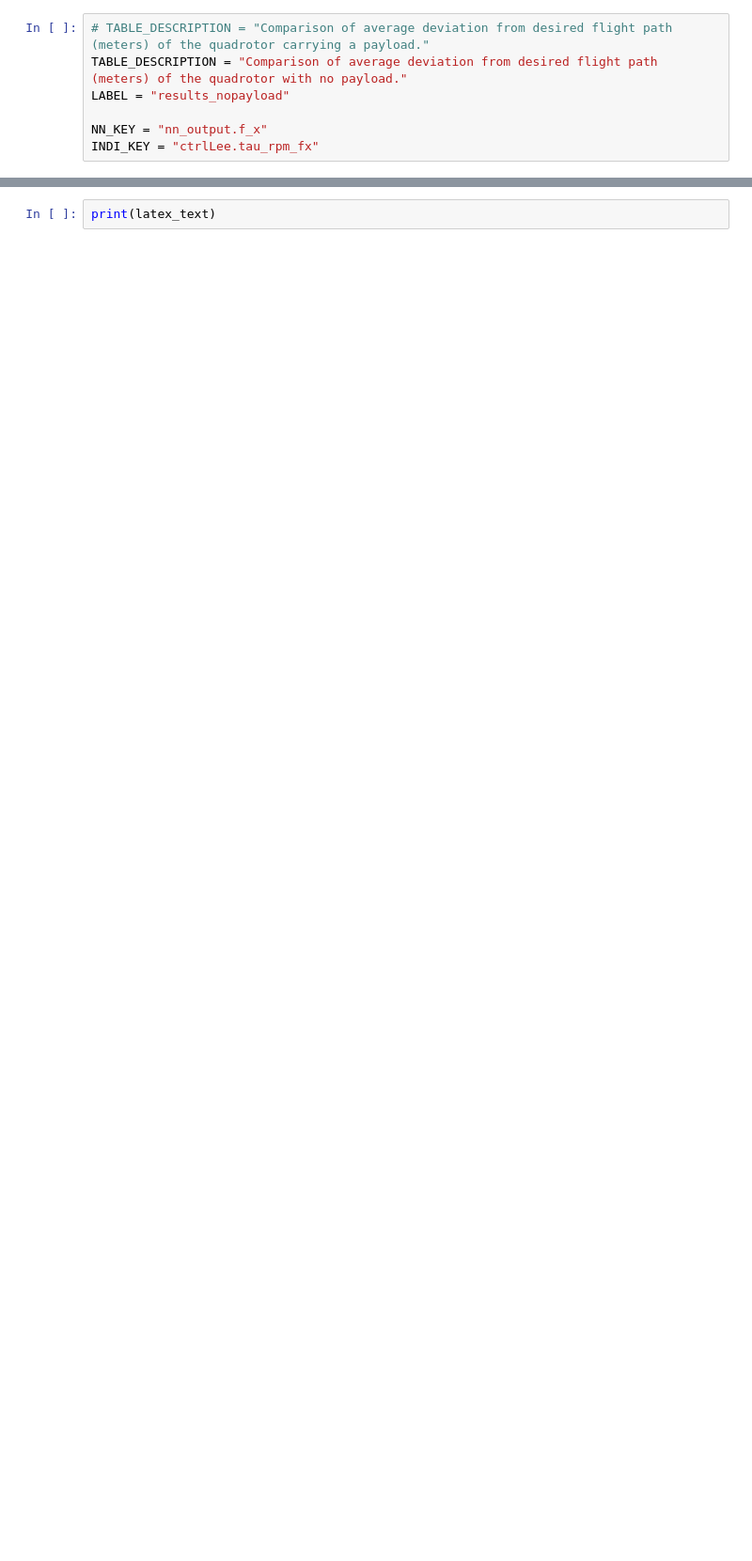
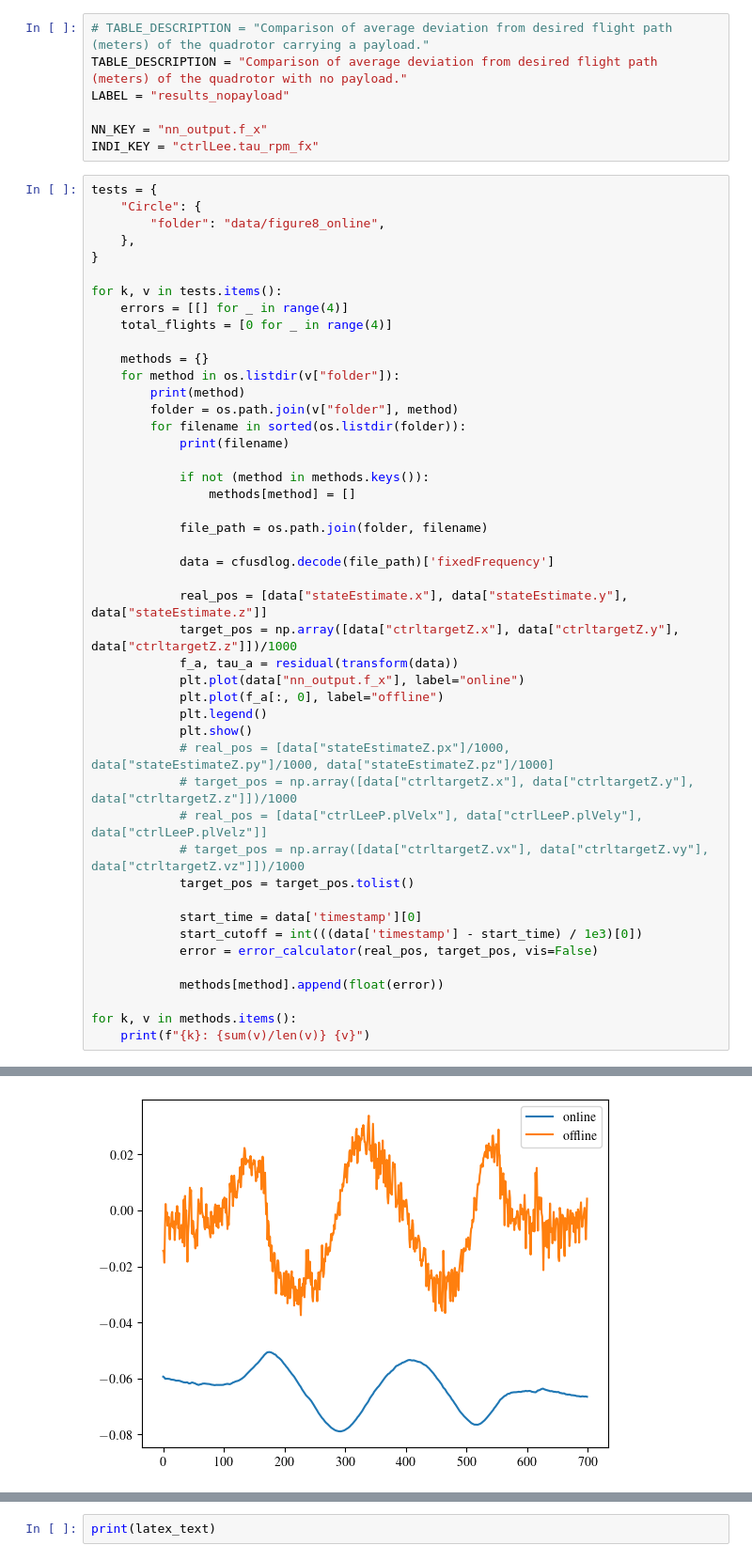
Before and after one commit to Tupryk/NA-INDI, a Jupyter notebook: latex_results_generator.ipynb, the cells around one changed output, grey strips where cells are left out. Shown at 94% size. Saved outputs shown, nothing was run; the diff lists cells and outputs as text; blank space fills up the shorter version.

Commit message:
updated data analysis scripts and added online learning

```diff
--- a/latex_results_generator.ipynb
+++ b/latex_results_generator.ipynb
@@ -16,3 +18,50 @@ LABEL = "results_nopayload"
 
 NN_KEY = "nn_output.f_x"
 INDI_KEY = "ctrlLee.tau_rpm_fx"
+# %%
+tests = {
+    "Circle": {
+        "folder": "data/figure8_online",
+    },
+}
+
+for k, v in tests.items():
+    errors = [[] for _ in range(4)]
+    total_flights = [0 for _ in range(4)]
+
+    methods = {}
+    for method in os.listdir(v["folder"]):
+        print(method)
+        folder = os.path.join(v["folder"], method)
+        for filename in sorted(os.listdir(folder)):
+            print(filename)
+
+            if not (method in methods.keys()):
+                methods[method] = []
+
+            file_path = os.path.join(folder, filename)
+
+            data = cfusdlog.decode(file_path)['fixedFrequency']
+
+            real_pos = [data["stateEstimate.x"], data["stateEstimate.y"], data["stateEstimate.z"]]
+            target_pos = np.array([data["ctrltargetZ.x"], data["ctrltargetZ.y"], data["ctrltargetZ.z"]])/1000
+            f_a, tau_a = residual(transform(data))
+            plt.plot(data["nn_output.f_x"], label="online")
+            plt.plot(f_a[:, 0], label="offline")
+            plt.legend()
+            plt.show()
+            # real_pos = [data["stateEstimateZ.px"]/1000, data["stateEstimateZ.py"]/1000, data["stateEstimateZ.pz"]/1000]
+            # target_pos = np.array([data["ctrltargetZ.x"], data["ctrltargetZ.y"], data["ctrltargetZ.z"]])/1000
+            # real_pos = [data["ctrlLeeP.plVelx"], data["ctrlLeeP.plVely"], data["ctrlLeeP.plVelz"]]
+            # target_pos = np.array([data["ctrltargetZ.vx"], data["ctrltargetZ.vy"], data["ctrltargetZ.vz"]])/1000
+            target_pos = target_pos.tolist()
+
+            start_time = data['timestamp'][0]
+            start_cutoff = int(((data['timestamp'] - start_time) / 1e3)[0])
+            error = error_calculator(real_pos, target_pos, vis=False)
+
+            methods[method].append(float(error))
+
+for k, v in methods.items():
+    print(f"{k}: {sum(v)/len(v)} {v}")
+# %% [output]
@@ -18,0 +69 @@ INDI_KEY = "ctrlLee.tau_rpm_fx"
+[figure, added]
```
Also changed, not shown: parts of 3 cells of this notebook, 14 other files.
